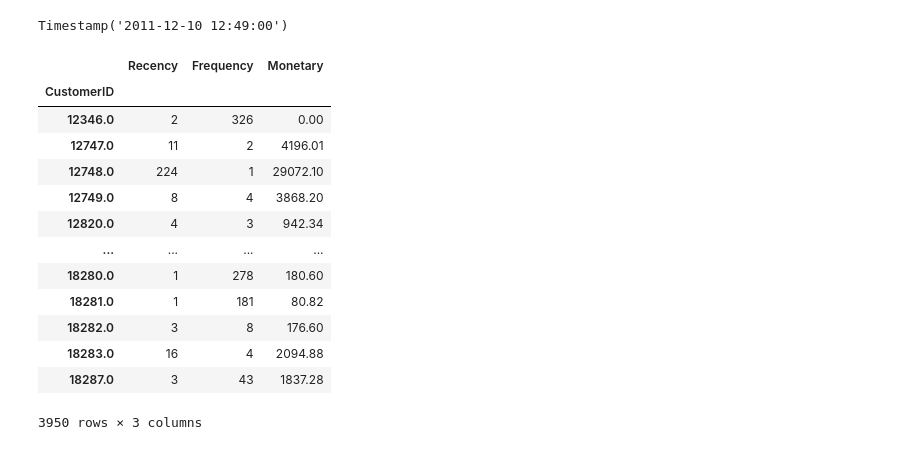
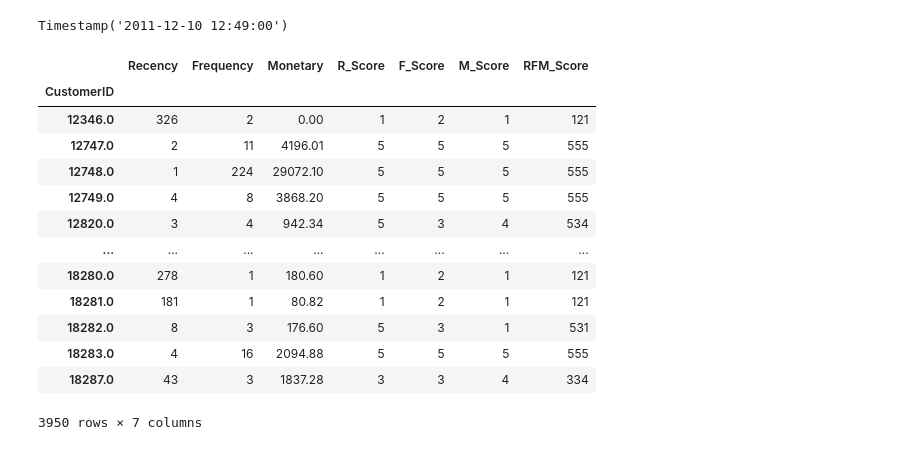
Before and after one commit to halitkalayci/gyk-ai, a Jupyter notebook: rfm/rfm.ipynb, the cells around one changed output. Drawn from its saved outputs; the diff is of its cells as text; code cells hidden in the pictures.

```diff
--- a/rfm/rfm.ipynb
+++ b/rfm/rfm.ipynb
@@ -63,25 +63,31 @@ analysis_date
 Timestamp('2011-12-10 12:49:00')
 # %%
 rfm = df.groupby("CustomerID").agg({
+    "InvoiceDate": lambda x: (analysis_date - x.max()).days,
     "InvoiceNo": "nunique",
-    "InvoiceDate": lambda x: (analysis_date - x.max()).days,
     "TotalPrice": "sum"
 })
 #sum,mean,max,min
 rfm.columns = ["Recency","Frequency","Monetary"]
-rfm
+#rfm
-# %% [output]
-|  | Recency | Frequency | Monetary |
-| CustomerID |  |  |  |
-| 12346.0 | 2 | 326 | 0.00 |
-| 12747.0 | 11 | 2 | 4196.01 |
-| 12748.0 | 224 | 1 | 29072.10 |
-| 12749.0 | 8 | 4 | 3868.20 |
-| 12820.0 | 4 | 3 | 942.34 |
-| ... | ... | ... | ... |
-| 18280.0 | 1 | 278 | 180.60 |
-| 18281.0 | 1 | 181 | 80.82 |
-| 18282.0 | 3 | 8 | 176.60 |
-| 18283.0 | 16 | 4 | 2094.88 |
-| 18287.0 | 3 | 43 | 1837.28 |
-3950 rows × 3 columns
+# %%
+rfm["R_Score"] = pd.qcut(rfm["Recency"], 5, labels=[5,4,3,2,1], duplicates='drop')
+rfm["F_Score"] = pd.qcut(rfm["Frequency"].rank(method="first"), 5, labels=[1,2,3,4,5])
+rfm["M_Score"] = pd.qcut(rfm["Monetary"].rank(method="first"), 5, labels=[1,2,3,4,5])
+rfm["RFM_Score"] = rfm["R_Score"].astype(str) + rfm["F_Score"].astype(str) + rfm["M_Score"].astype(str)
+rfm
+# %% [output]
+|  | Recency | Frequency | Monetary | R_Score | F_Score | M_Score | RFM_Score |
+| CustomerID |  |  |  |  |  |  |  |
+| 12346.0 | 326 | 2 | 0.00 | 1 | 2 | 1 | 121 |
+| 12747.0 | 2 | 11 | 4196.01 | 5 | 5 | 5 | 555 |
+| 12748.0 | 1 | 224 | 29072.10 | 5 | 5 | 5 | 555 |
+| 12749.0 | 4 | 8 | 3868.20 | 5 | 5 | 5 | 555 |
+| 12820.0 | 3 | 4 | 942.34 | 5 | 3 | 4 | 534 |
+| ... | ... | ... | ... | ... | ... | ... | ... |
+| 18280.0 | 278 | 1 | 180.60 | 1 | 2 | 1 | 121 |
+| 18281.0 | 181 | 1 | 80.82 | 1 | 2 | 1 | 121 |
+| 18282.0 | 8 | 3 | 176.60 | 5 | 3 | 1 | 531 |
+| 18283.0 | 4 | 16 | 2094.88 | 5 | 5 | 5 | 555 |
+| 18287.0 | 43 | 3 | 1837.28 | 3 | 3 | 4 | 334 |
+3950 rows × 7 columns
```
Also changed, not shown: parts of 7 cells of this notebook.
